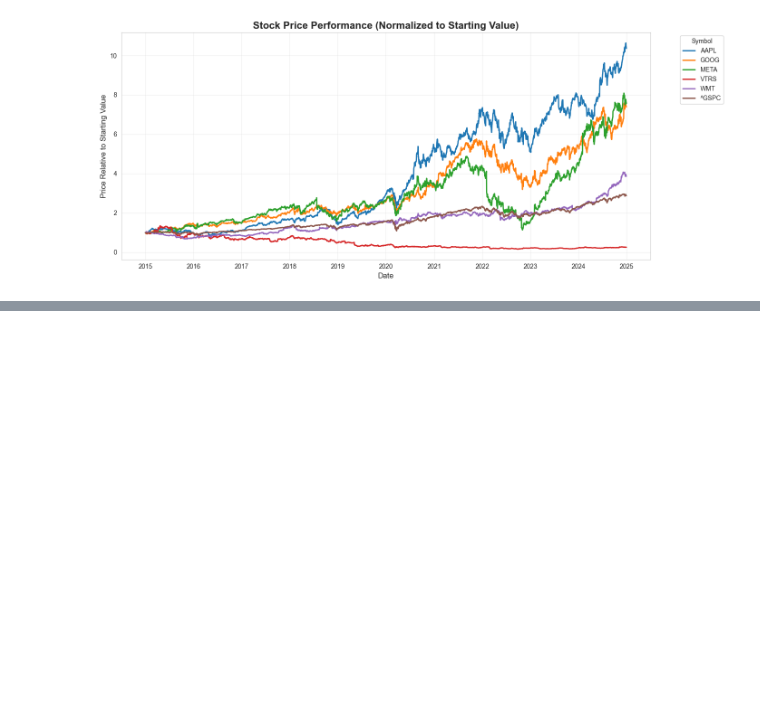
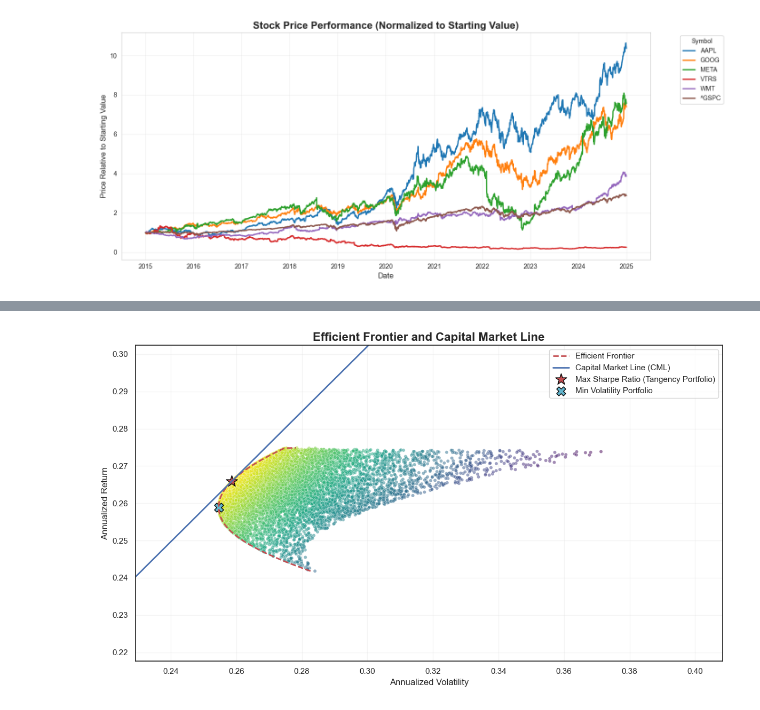
Before and after one commit to whanyu1212/ft5009-assignment2, a Jupyter notebook: notebook/scratchpad.ipynb, the cells around one changed output, grey strips where cells are left out. Cells and saved outputs as stored; diff of their text form; code cells hidden in the pictures; blank space fills up the shorter version.

Commit message:
refined the dataclass and added portfolio optimizer

```diff
--- a/notebook/scratchpad.ipynb
+++ b/notebook/scratchpad.ipynb
@@ -186,0 +245,6 @@ plt.show()
+# %%
+df_subset = df_olhcv_processed.loc[df_olhcv_processed['Symbol'].isin(['AAPL', 'GOOG', 'META'])]
+# %%
+portfolio_optimizer = PortfolioOptimizer(input_data=df_subset, risk_free_rate=0.04, iterations=10000)
+
+results, max_sharpe_portfolio, min_volatility_portfolio = portfolio_optimizer.monte_carlo_optimization()
@@ -186,0 +280,74 @@ plt.show()
+# %%
+# TODO: refactor
+
+# Calculate the efficient frontier
+efficient_frontier = portfolio_optimizer.calculate_efficient_frontier(results, 1000)
+
+risk_free_rate = portfolio_optimizer.risk_free_rate
+max_sharpe_vol = max_sharpe_portfolio['Volatility']
+max_sharpe_ret = max_sharpe_portfolio['Return']
+
+# Calculate the slope of the CML (which is the Sharpe Ratio)
+cml_slope = (max_sharpe_ret - risk_free_rate) / max_sharpe_vol
+
+
+cml_x = [0, results['Volatility'].max() * 1.1]
+
+cml_y = [risk_free_rate, risk_free_rate + cml_slope * cml_x[1]]
+
+
+sns.set_theme(style="white")
+plt.figure(figsize=(12, 7))
+
+# Plot the Monte Carlo simulation results
+sns.scatterplot(
+    data=results,
+    x='Volatility',
+    y='Return',
+    hue='Sharpe Ratio',
+    palette='viridis',
+    s=20,
+    alpha=0.5,
+    legend=False
+)
+
+# Plot the Efficient Frontier
+plt.plot(efficient_frontier['Volatility'], efficient_frontier['Return'], 'r--', linewidth=2, label='Efficient Frontier')
+
+# Plot the CML
+plt.plot(cml_x, cml_y, 'b-', linewidth=2, label='Capital Market Line (CML)')
+
+# Highlight the max Sharpe ratio portfolio
+plt.scatter(
+    max_sharpe_portfolio['Volatility'],
+    max_sharpe_portfolio['Return'],
+    color='r',
+    marker='*',
+    s=250,
+    edgecolors='black',
+    label='Max Sharpe Ratio (Tangency Portfolio)'
+)
+
+# Highlight the min volatility portfolio
+plt.scatter(
+    min_volatility_portfolio['Volatility'],
+    min_volatility_portfolio['Return'],
+    color='c',
+    marker='X',
+    s=150,
+    edgecolors='black',
+    label='Min Volatility Portfolio'
+)
+
+
+plt.title('Efficient Frontier and Capital Market Line', fontsize=16, fontweight='bold')
+plt.xlabel('Annualized Volatility', fontsize=12)
+plt.ylabel('Annualized Return', fontsize=12)
+plt.xlim(results['Volatility'].min() * 0.9, results['Volatility'].max() * 1.1)
+plt.ylim(results['Return'].min() * 0.9, results['Return'].max() * 1.1)
+plt.legend()
+plt.grid(True, alpha=0.2)
+plt.tight_layout()
+plt.show()
+# %% [output]
+[figure, added]
```
Also changed, not shown: parts of 31 cells of this notebook, 5 other files.
